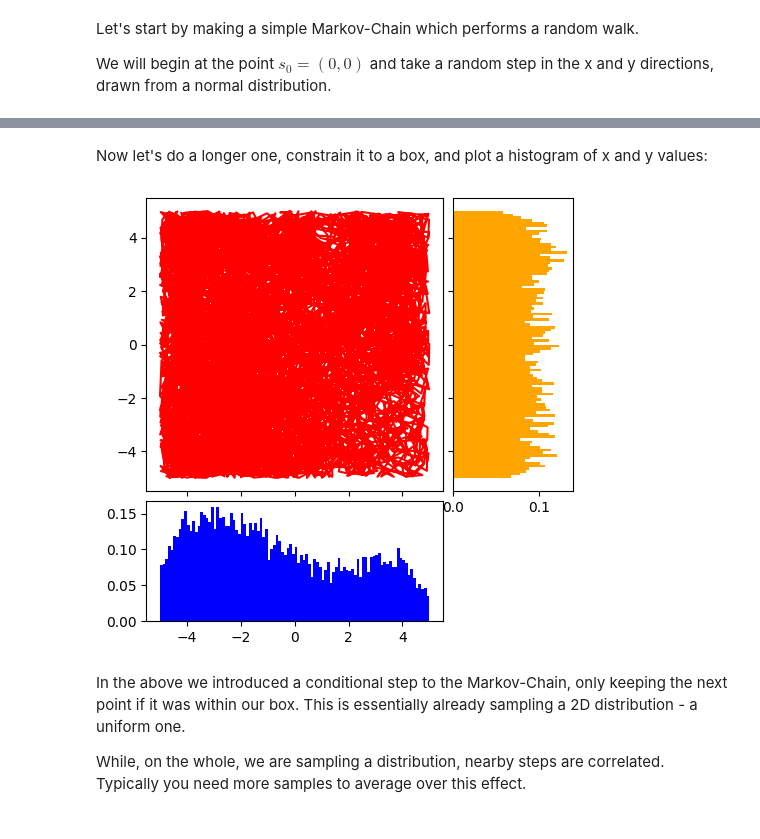
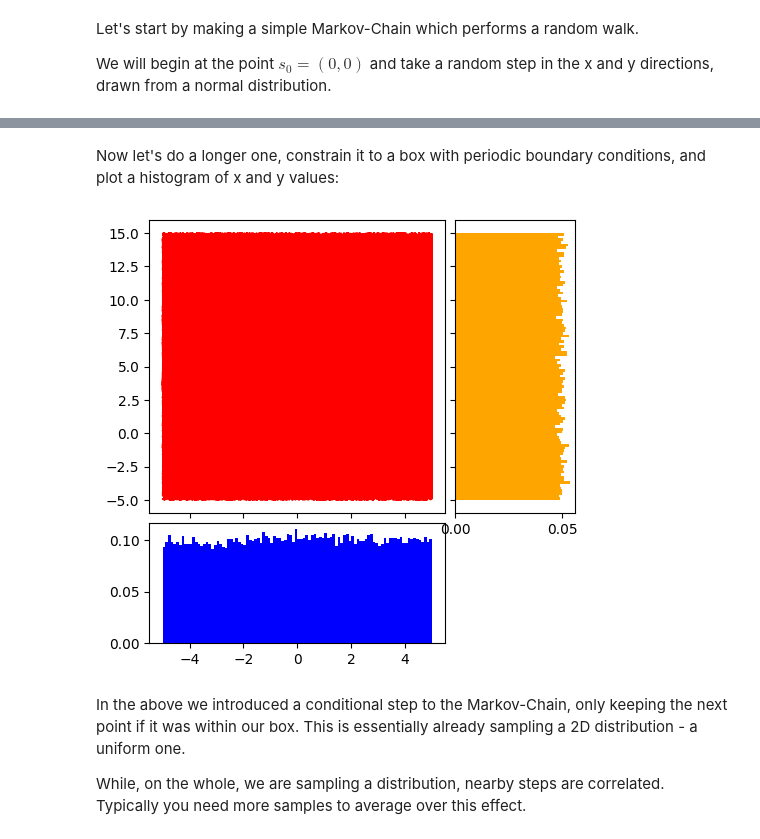
Before and after one commit to mjg-phys/cdm-computing-subgroup, a Jupyter notebook: mini-workshops/Monte_Carlo_methods/CDM_Monte_Carlo_methods.ipynb, the cells around one changed output, grey strips where cells are left out. Cells and saved outputs as stored; diff of their text form; code cells hidden in the pictures.

```diff
--- a/mini-workshops/Monte_Carlo_methods/CDM_Monte_Carlo_methods.ipynb
+++ b/mini-workshops/Monte_Carlo_methods/CDM_Monte_Carlo_methods.ipynb
@@ -367,47 +538,53 @@ plt.show()
 # %% [markdown]
-Now let's do a longer one, constrain it to a box, and plot a histogram of x and y values:
+Now let's do a longer one, constrain it to a box with periodic boundary conditions, and plot a histogram of x and y values:
 # %%
-num_steps = 10000
+num_steps = 100000
 steps = np.empty([num_steps, 2])
 steps[0] = [0,0]
 
 #Step size and bounding box
-step_size = .5
+step_size = 1
 x_max = y_max = 5
 x_min = y_min = -5
 
 #loop over the array of points and add points that pass to a new array
 for i in range(1,num_steps):
 
     rnd_step = steps[i-1] + random.normal( 0, step_size, 2)
-    while abs(rnd_step[0]) > x_max or abs(rnd_step[1]) > y_max:
-        rnd_step = steps[i-1] + random.normal( 0, step_size, 2)
+    if rnd_step[0] > x_max:
+      rnd_step[0] -= x_max - x_min
+    elif rnd_step[0] < x_min:
+      rnd_step[0] += x_max - x_min
+    if rnd_step[1] > y_max:
+      rnd_step[1] -= y_max - y_min
+    elif rnd_step[1] < x_max:
+      rnd_step[1] += y_max - y_min
     steps[i] =  rnd_step
 
 #Plot
 fig, ax = plt.subplots(figsize=(5.5, 5.5))
 
 # the scatter plot:
 ax.plot(steps[:,0], steps[:,1], 'r-')
 
 # Set aspect of the main axes.
 #ax.set_aspect(1.)
 
 # create new axes on the right and on the top of the current axes
 divider = make_axes_locatable(ax)
 # below height and pad are in inches
 ax_histx = divider.append_axes("bottom", 1.2, pad=0.1, sharex=ax)
 ax_histy = divider.append_axes("right", 1.2, pad=0.1, sharey=ax)
 
 ax_histx.hist(steps[:,0], 100, color='blue', density=True, histtype='bar')
 ax_histy.hist(steps[:,1], 100, color='orange', density=True, histtype='bar',orientation=u'horizontal')
 
 #ax_histx.xaxis.set_tick_params(labelbottom=False)
 ax_histy.yaxis.set_tick_params(labelleft=False)
 
 plt.show()
 # %% [output]
-[figure, old version]
+[figure, new version]
 # %% [markdown]
 In the above we introduced a conditional step to the Markov-Chain, only keeping the next point if it was within our box. This is essentially already sampling a 2D distribution - a uniform one.
 
```
Also changed, not shown: parts of 57 cells of this notebook.
